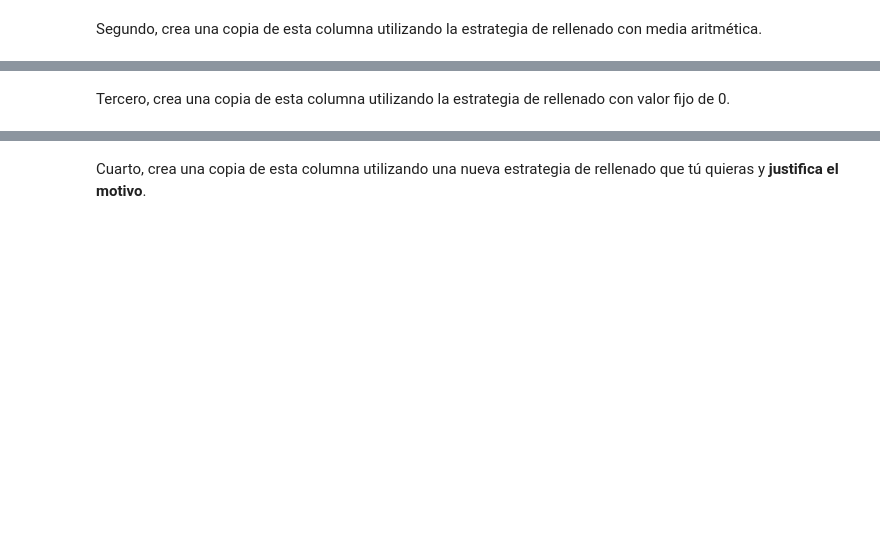
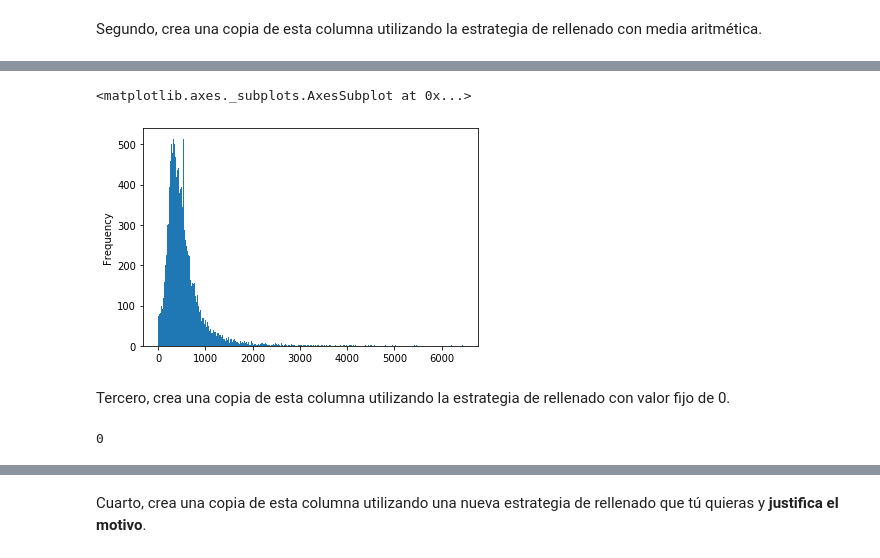
Before and after one commit to psagrera/Data-science-fundamentals, a Jupyter notebook: data_preprocesing/challenges/S1_DataPre_challenge.ipynb, the cells around one changed output, grey strips where cells are left out. Cells and saved outputs as stored; diff of their text form; code cells hidden in the pictures; blank space fills up the shorter version.

```diff
--- a/data_preprocesing/challenges/S1_DataPre_challenge.ipynb
+++ b/data_preprocesing/challenges/S1_DataPre_challenge.ipynb
@@ -58,0 +132,2 @@ Segundo, crea una copia de esta columna utilizando la estrategia de rellenado co
+# %%
+df_tmp2.total_bedrooms = transformed_values2
@@ -59,2 +138,8 @@ Segundo, crea una copia de esta columna utilizando la estrategia de rellenado co
+# %%
+df_tmp2['total_bedrooms'].plot.hist(bins=500)
+#df_tmp2['total_bedrooms'].plot.line()
+# %% [output]
+<matplotlib.axes._subplots.AxesSubplot at 0x...>
+[figure, added]
 # %% [markdown]
 Tercero, crea una copia de esta columna utilizando la estrategia de rellenado con valor fijo de 0.
@@ -60,0 +154,5 @@ Tercero, crea una copia de esta columna utilizando la estrategia de rellenado co
+# %%
+df_tmp3.total_bedrooms = transformed_values3
+df_tmp3.total_bedrooms.isnull().sum()
+# %% [output]
+0
```
Also changed, not shown: parts of 30 cells of this notebook, 10 other files.
